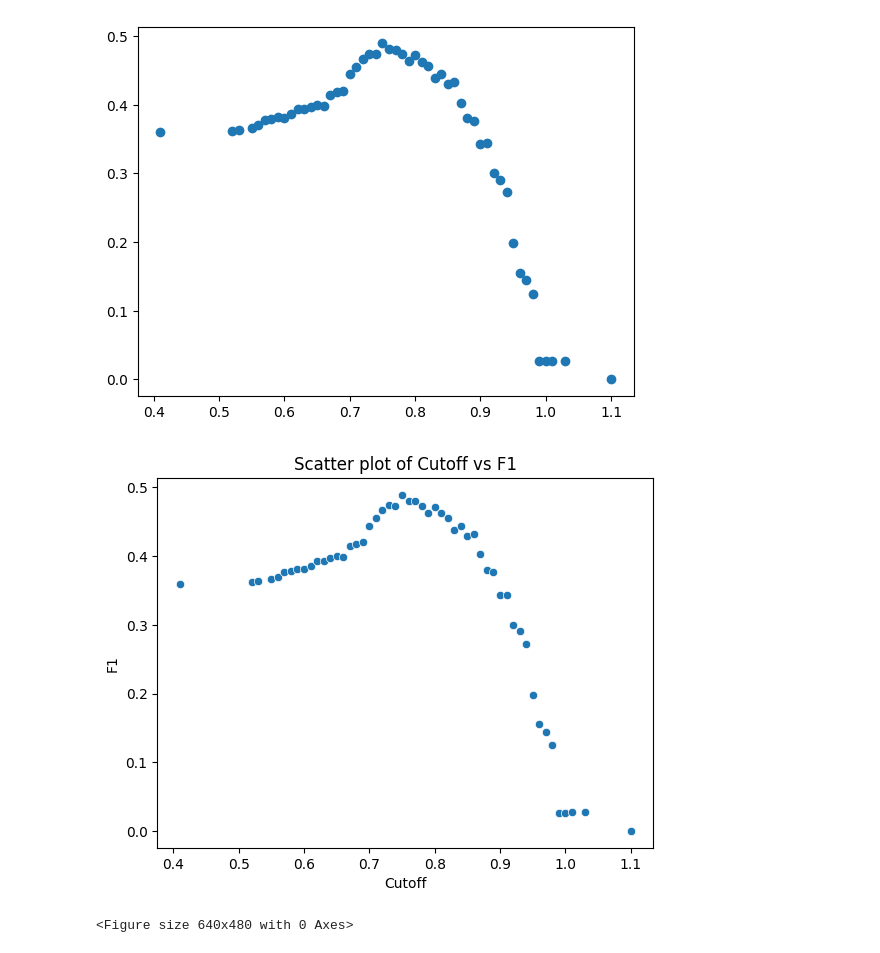
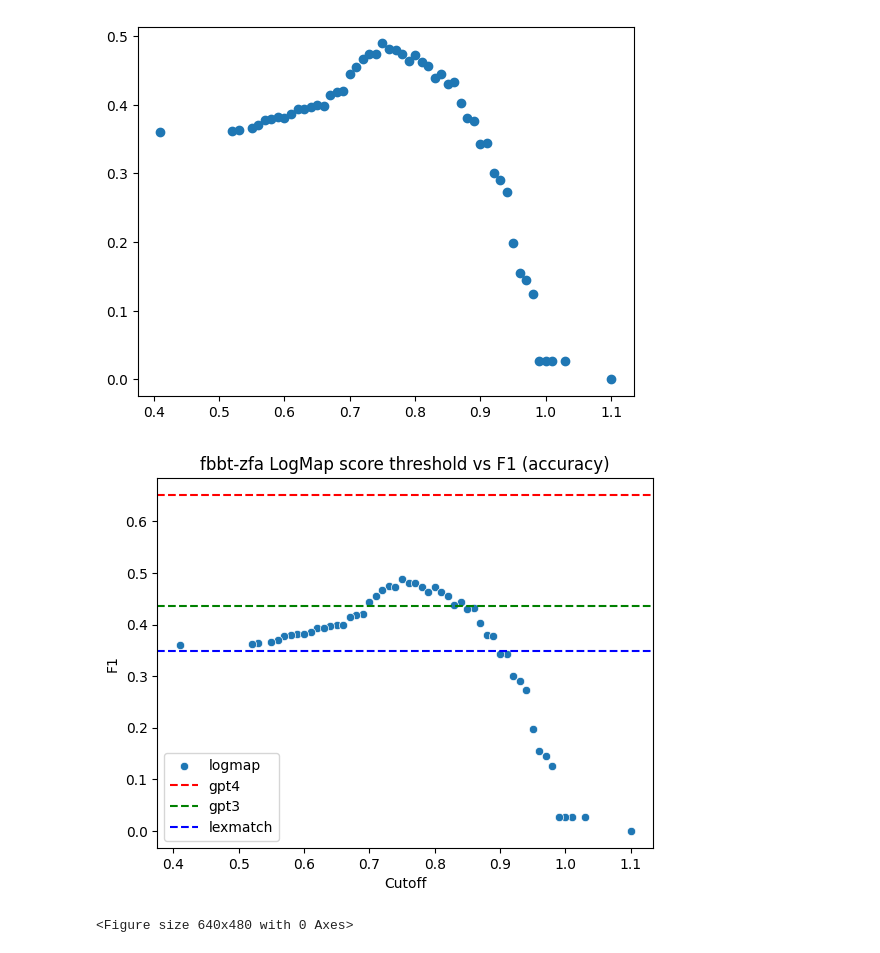
Before and after one commit to monarch-initiative/gpt-mapping-manuscript, a Jupyter notebook: notebooks/Mapping-Evaluation.ipynb, the cells around one changed output. Saved outputs shown, nothing was run; the diff lists cells and outputs as text; code cells hidden in the pictures.

```diff
--- a/notebooks/Mapping-Evaluation.ipynb
+++ b/notebooks/Mapping-Evaluation.ipynb
@@ -26,5 +67,5 @@ lexmatch
 # %%
-curated = load_sssom("../data/curated-fbbt-zfa.sssom.tsv", "curated")
+curated = load_sssom("curated")
 curated
 # %% [output]
 |  | subject_id | subject_label | predicate_id | object_id | object_label | mapping_justification | mapping_tool | ... |
@@ -60,5 +84,5 @@ logmap
 # %%
-gpt3 = load_sssom("../results/gpt3-fbbt-zfa.sssom.tsv", "gpt3")
+gpt3 = load_sssom("gpt3")
 gpt3
 # %% [output]
 |  | subject_id | subject_label | predicate_id | object_id | object_label | mapping_justification | ... |
@@ -75,7 +99,7 @@ gpt3
 | 324 | FBbt:00111739 | midline | skos:broadMatch | ZFA:0000092 | axis | semapv:LexicalMatching | ... |
 325 rows × 14 columns
 # %%
-gpt4 = load_sssom("../results/gpt4-fbbt-zfa.sssom.tsv", "gpt4")
+gpt4 = load_sssom("gpt4")
 gpt4
 # %% [output]
 |  | subject_id | subject_label | predicate_id | object_id | object_label | mapping_justification | ... |
@@ -108,0 +133,3 @@ pd.concat([gpt3, gpt4]).groupby(["mapping_source", "predicate_id"]).count()
+# %%
+logmap = load_sssom("logmap")
+logmap
@@ -215,15 +257,24 @@ import seaborn as sns
 # %%
 df = pd.DataFrame(pairs, columns=['Cutoff', 'F1'])
 
 # Create a scatter plot
-sns.scatterplot(data=df, x='Cutoff', y='F1')
+sns.scatterplot(data=df, x='Cutoff', y='F1', label="logmap")
+
+lines = [(gpt4, "gpt4", "red"), (gpt3, "gpt3", "green"), (lexmatch, "lexmatch", "blue")]
+
+for r, label, color in lines:
+    plt.axhline(evaluate(r, curated)[0], color=color, linestyle='--', label=label)
+
+plt.legend()
 
 # Adding labels
 plt.xlabel('Cutoff')
 plt.ylabel('F1')
-plt.title('Scatter plot of Cutoff vs F1')
+plt.title(f'{task} LogMap score threshold vs F1 (accuracy)')
+
+plt.savefig(f"../content/images/logmap-scatter-plot-{task}.pdf", format='pdf')
 
 # Show the plot
 plt.show()
 # %% [output]
-[figure, old version]
+[figure, new version]
```
Also changed, not shown: parts of 20 cells of this notebook, 30 other files.
